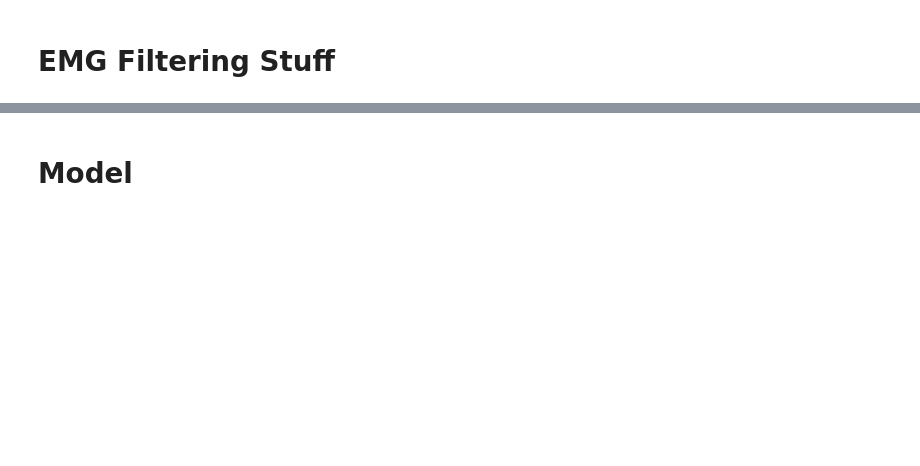
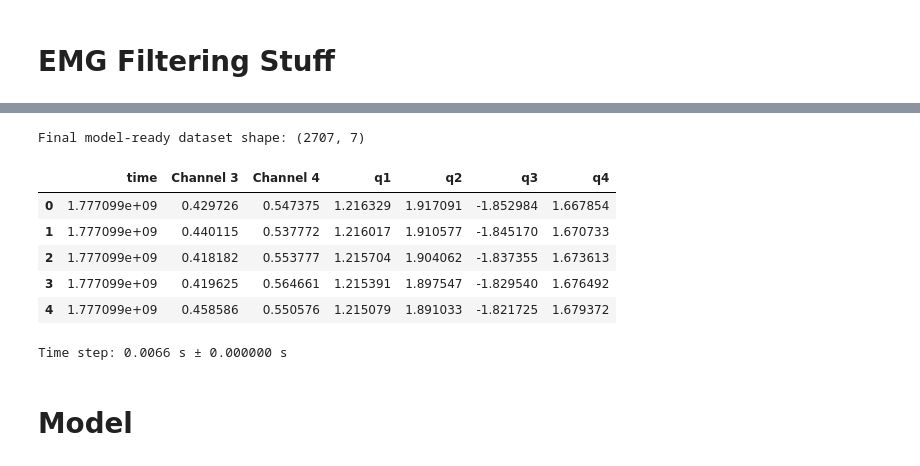
Before and after one commit to hayyazul/BCI-Data-Processing, a Jupyter notebook: bci_data_analysis.ipynb, the cells around one changed output, grey strips where cells are left out. Saved outputs shown, nothing was run; the diff lists cells and outputs as text; code cells hidden in the pictures; blank space fills up the shorter version.

```diff
--- a/bci_data_analysis.ipynb
+++ b/bci_data_analysis.ipynb
@@ -636,18 +803,33 @@ plt.show()
 # %%
-# Get actual EMG column names
+# Cell: Build model-ready dataset
+# Combines normalized EMG channels with joint angles into a single dataframe.
+
 emg_cols = [ch for ch in emg_normalized.columns if ch != 'time']
+joint_cols = ['q1', 'q2', 'q3', 'q4']
 
-# Build column list with actual names
-cols = ['time'] + emg_cols + ['q1', 'q2', 'q3', 'q4']
-df_model = df_model[cols]
+# Merge EMG and joint data on time
+df_model = emg_normalized.copy()
+for jc in joint_cols:
+    df_model[jc] = joint_upsampled_df[jc].values   # replace `pose_data` with your joint-angle dataframe
 
-print("Final model‑ready dataset shape:", df_model.shape)
+# Reorder columns
+df_model = df_model[['time'] + emg_cols + joint_cols]
+
+print("Final model-ready dataset shape:", df_model.shape)
 display(df_model.head())
 
-# Optional: quick check that time is sorted and regular
+# Sanity check: time is sorted and regularly sampled
 time_diffs = df_model['time'].diff().dropna()
 print(f"Time step: {time_diffs.mean():.4f} s ± {time_diffs.std():.6f} s")
-print(df_model.head())
+# %% [output]
+Final model-ready dataset shape: (2707, 7)
+|  | time | Channel 3 | Channel 4 | q1 | q2 | q3 | q4 |
+| 0 | 1.777099e+09 | 0.429726 | 0.547375 | 1.216329 | 1.917091 | -1.852984 | 1.667854 |
+| 1 | 1.777099e+09 | 0.440115 | 0.537772 | 1.216017 | 1.910577 | -1.845170 | 1.670733 |
+| 2 | 1.777099e+09 | 0.418182 | 0.553777 | 1.215704 | 1.904062 | -1.837355 | 1.673613 |
+| 3 | 1.777099e+09 | 0.419625 | 0.564661 | 1.215391 | 1.897547 | -1.829540 | 1.676492 |
+| 4 | 1.777099e+09 | 0.458586 | 0.550576 | 1.215079 | 1.891033 | -1.821725 | 1.679372 |
+Time step: 0.0066 s ± 0.000000 s
 # %% [markdown]
 # Model
 # %%
```
Also changed, not shown: parts of 22 cells of this notebook.
